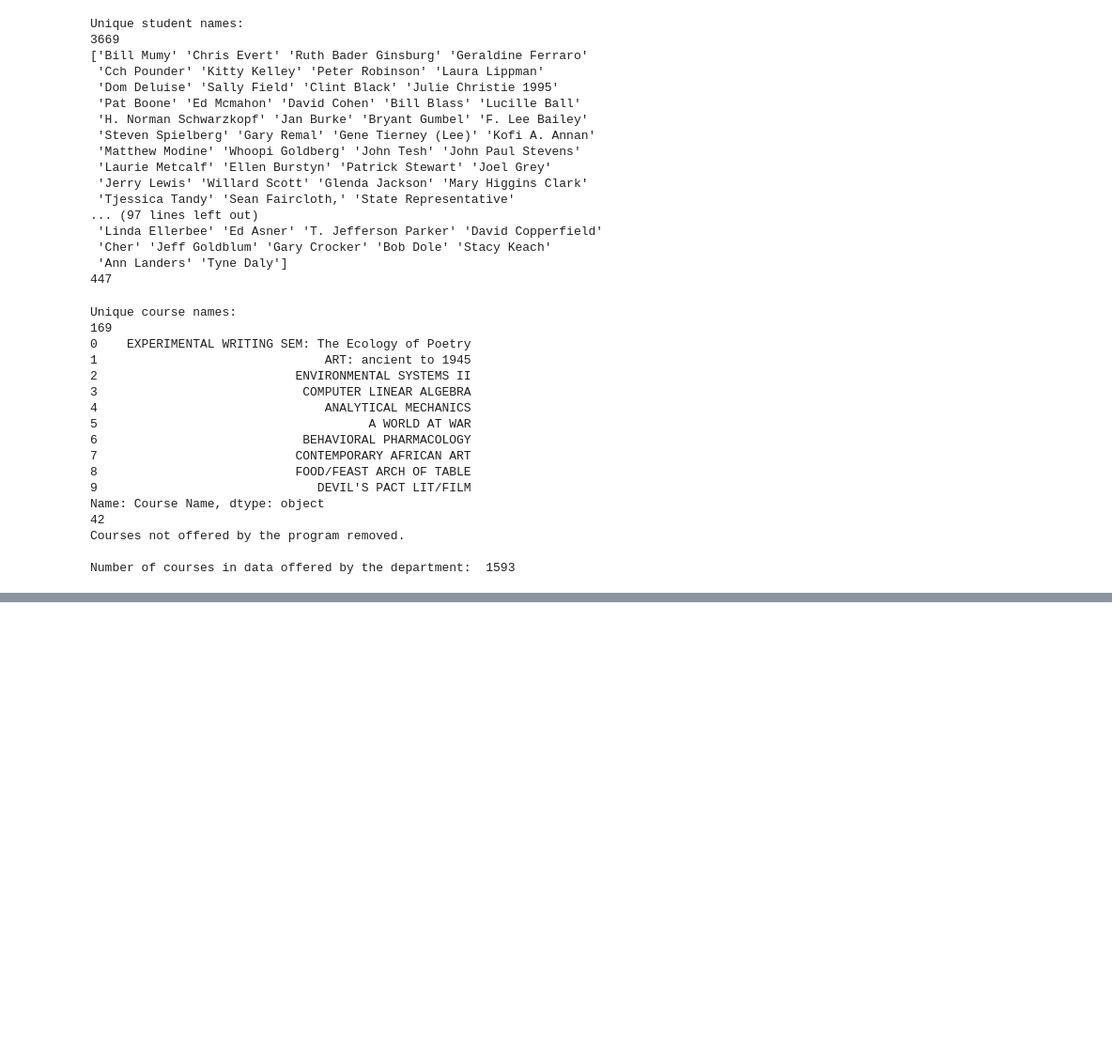
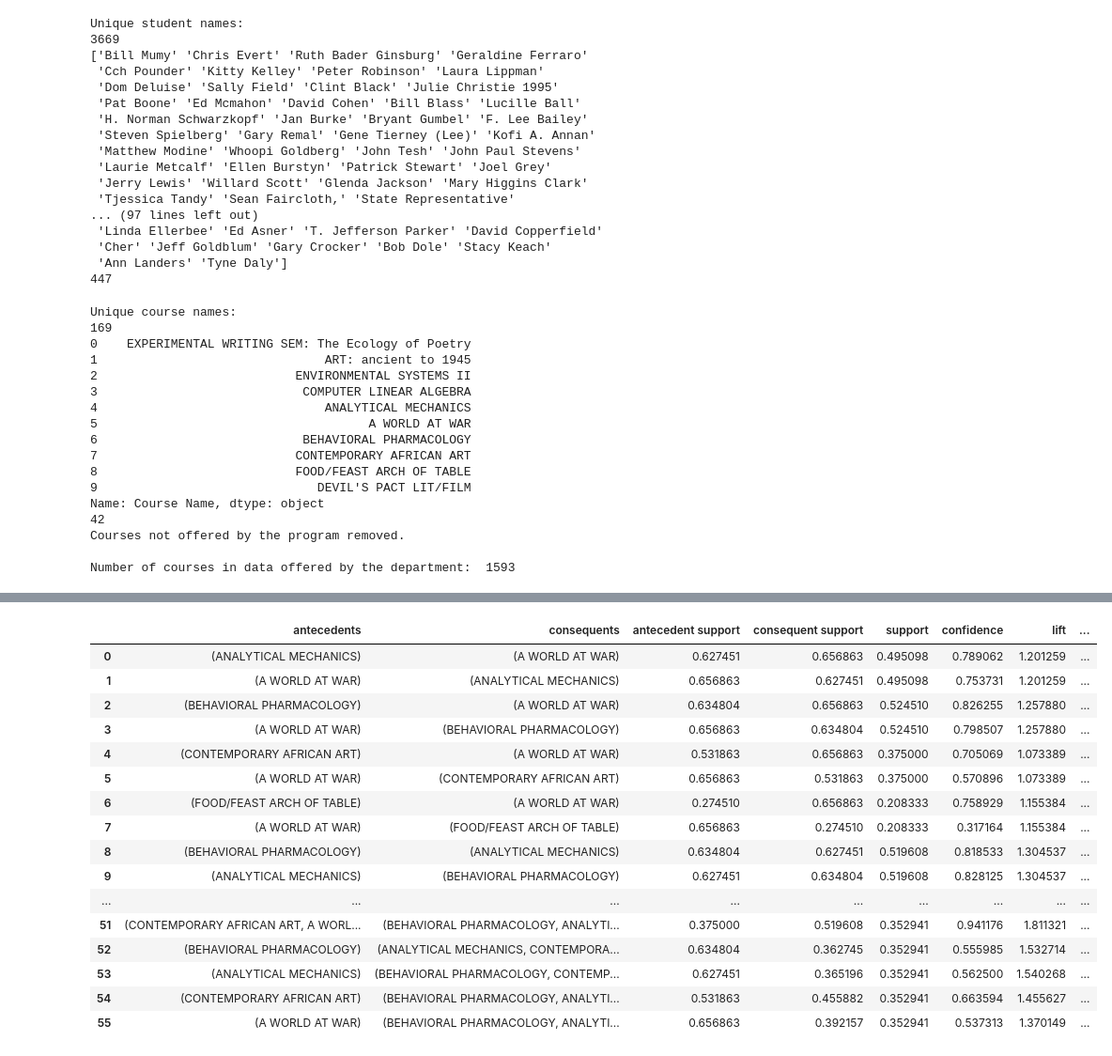
Before and after one commit to tymichaelx/Term-Project, a Jupyter notebook: Imhoff_TermProject - Draft 2.ipynb, the cells around one changed output, grey strips where cells are left out. Shown at 94% size. Cells and saved outputs as stored; diff of their text form; code cells hidden in the pictures; blank space fills up the shorter version.

```diff
--- a/Imhoff_TermProject - Draft 2.ipynb
+++ b/Imhoff_TermProject - Draft 2.ipynb
@@ -175,0 +176,5 @@ EVIDENCED BASED CRIME AND JUSTICE POLICY: 1
+# %%
+student_schedule = df.groupby('Student name')['coursename'].apply(list) ## Make sure the data is clean
+student_schedule.index = [f"{i}" for i in student_schedule.index]
+pd.set_option('display.width', 1000)
+print(student_schedule.head())
@@ -175,0 +188,16 @@ EVIDENCED BASED CRIME AND JUSTICE POLICY: 1
+# %%
+student_schedule = list(student_schedule)
+# Define the set of groceries
+flattened = [i for t in student_schedule for i in t]
+course_counts = {}
+for item in flattened:
+    if item in course_counts:
+        course_counts[item] += 1
+    else:
+        course_counts[item] = 1
+
+sorted_itemCounts = dict(sorted(course_counts.items(), key=lambda item: item[1],
+                                reverse=True))
+df_course_counts = pd.DataFrame(list(sorted_itemCounts.items()), columns =
+    ['Items', 'Count'])
+display(df_course_counts)
@@ -175,0 +226,15 @@ EVIDENCED BASED CRIME AND JUSTICE POLICY: 1
+# %%
+from mlxtend.frequent_patterns import association_rules
+from mlxtend.preprocessing import TransactionEncoder
+
+
+courses_flattened = list(set(flattened))
+# Generate all possible rules from the groceries list
+rules = list(permutations(courses_flattened, 2))
+print(f"Numer of rules: {len(rules)}")
+# Instantiate transaction encoder and identify unique items in transactions
+encoder = TransactionEncoder().fit(student_schedule)
+onehot = encoder.transform(student_schedule)
+onehot = pd.DataFrame(onehot, columns=encoder.columns_)
+onehot.index = [f"Student {i+1}" for i in onehot.index]
+display(onehot)
@@ -175,0 +260,5 @@ EVIDENCED BASED CRIME AND JUSTICE POLICY: 1
+# %%
+from mlxtend.frequent_patterns import apriori
+
+frequent_itemsets = (apriori(onehot, min_support=minimum_support, use_colnames=True))
+display(frequent_itemsets)
@@ -175,0 +283,21 @@ EVIDENCED BASED CRIME AND JUSTICE POLICY: 1
+# %%
+rules = association_rules(frequent_itemsets, metric='confidence', min_threshold=0.2)
+display(rules)
+# %% [output]
+|  | antecedents | consequents | antecedent support | consequent support | support | confidence | lift | ... |
+| 0 | (ANALYTICAL MECHANICS) | (A WORLD AT WAR) | 0.627451 | 0.656863 | 0.495098 | 0.789062 | 1.201259 | ... |
+| 1 | (A WORLD AT WAR) | (ANALYTICAL MECHANICS) | 0.656863 | 0.627451 | 0.495098 | 0.753731 | 1.201259 | ... |
+| 2 | (BEHAVIORAL PHARMACOLOGY) | (A WORLD AT WAR) | 0.634804 | 0.656863 | 0.524510 | 0.826255 | 1.257880 | ... |
+| 3 | (A WORLD AT WAR) | (BEHAVIORAL PHARMACOLOGY) | 0.656863 | 0.634804 | 0.524510 | 0.798507 | 1.257880 | ... |
+| 4 | (CONTEMPORARY AFRICAN ART) | (A WORLD AT WAR) | 0.531863 | 0.656863 | 0.375000 | 0.705069 | 1.073389 | ... |
+| 5 | (A WORLD AT WAR) | (CONTEMPORARY AFRICAN ART) | 0.656863 | 0.531863 | 0.375000 | 0.570896 | 1.073389 | ... |
+| 6 | (FOOD/FEAST ARCH OF TABLE) | (A WORLD AT WAR) | 0.274510 | 0.656863 | 0.208333 | 0.758929 | 1.155384 | ... |
+| 7 | (A WORLD AT WAR) | (FOOD/FEAST ARCH OF TABLE) | 0.656863 | 0.274510 | 0.208333 | 0.317164 | 1.155384 | ... |
+| 8 | (BEHAVIORAL PHARMACOLOGY) | (ANALYTICAL MECHANICS) | 0.634804 | 0.627451 | 0.519608 | 0.818533 | 1.304537 | ... |
+| 9 | (ANALYTICAL MECHANICS) | (BEHAVIORAL PHARMACOLOGY) | 0.627451 | 0.634804 | 0.519608 | 0.828125 | 1.304537 | ... |
+| ... | ... | ... | ... | ... | ... | ... | ... | ... |
+| 51 | (CONTEMPORARY AFRICAN ART, A WORL... | (BEHAVIORAL PHARMACOLOGY, ANALYTI... | 0.375000 | 0.519608 | 0.352941 | 0.941176 | 1.811321 | ... |
+| 52 | (BEHAVIORAL PHARMACOLOGY) | (ANALYTICAL MECHANICS, CONTEMPORA... | 0.634804 | 0.362745 | 0.352941 | 0.555985 | 1.532714 | ... |
+| 53 | (ANALYTICAL MECHANICS) | (BEHAVIORAL PHARMACOLOGY, CONTEMP... | 0.627451 | 0.365196 | 0.352941 | 0.562500 | 1.540268 | ... |
+| 54 | (CONTEMPORARY AFRICAN ART) | (BEHAVIORAL PHARMACOLOGY, ANALYTI... | 0.531863 | 0.455882 | 0.352941 | 0.663594 | 1.455627 | ... |
+| 55 | (A WORLD AT WAR) | (BEHAVIORAL PHARMACOLOGY, ANALYTI... | 0.656863 | 0.392157 | 0.352941 | 0.537313 | 1.370149 | ... |
```
Also changed, not shown: parts of 12 cells of this notebook.
